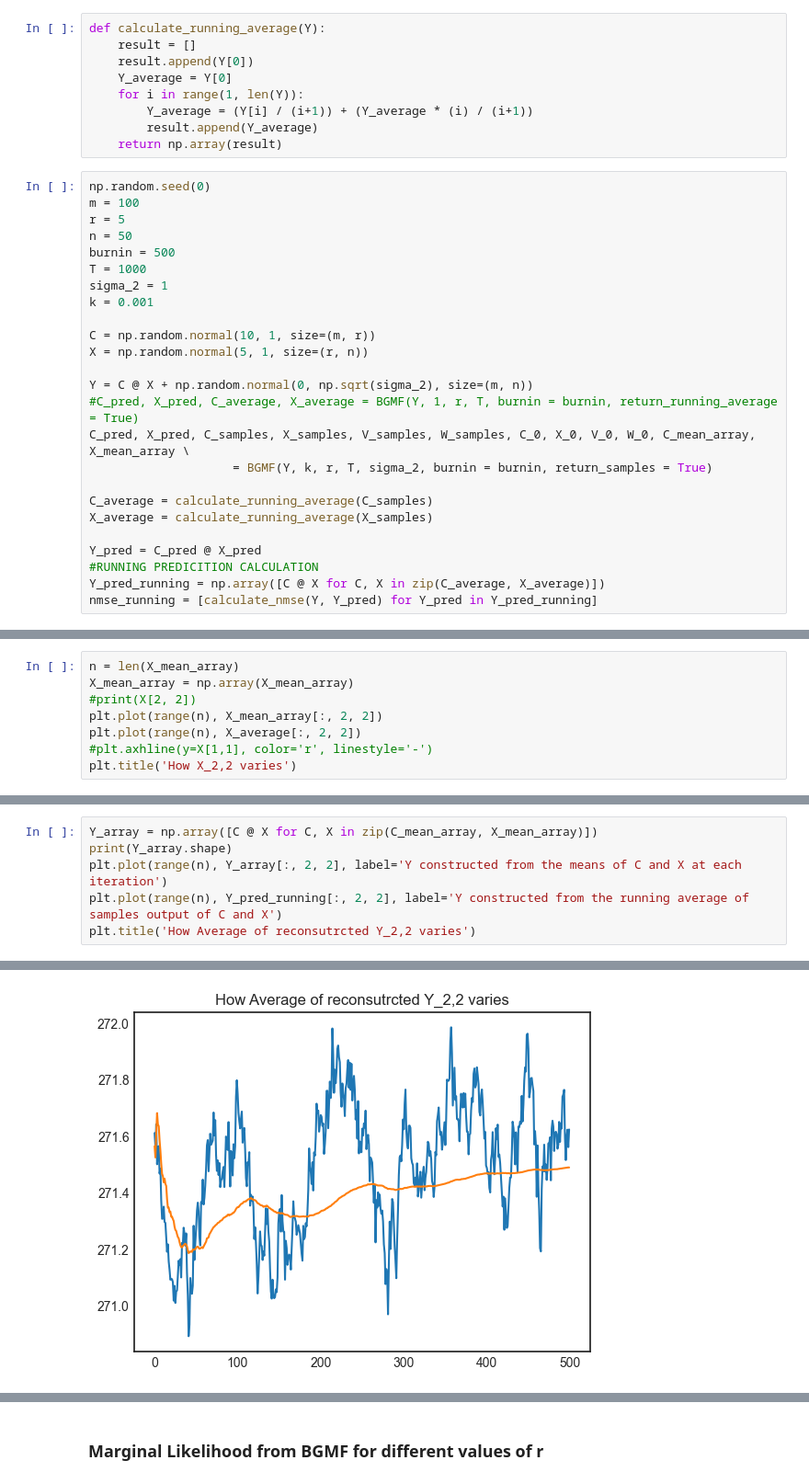
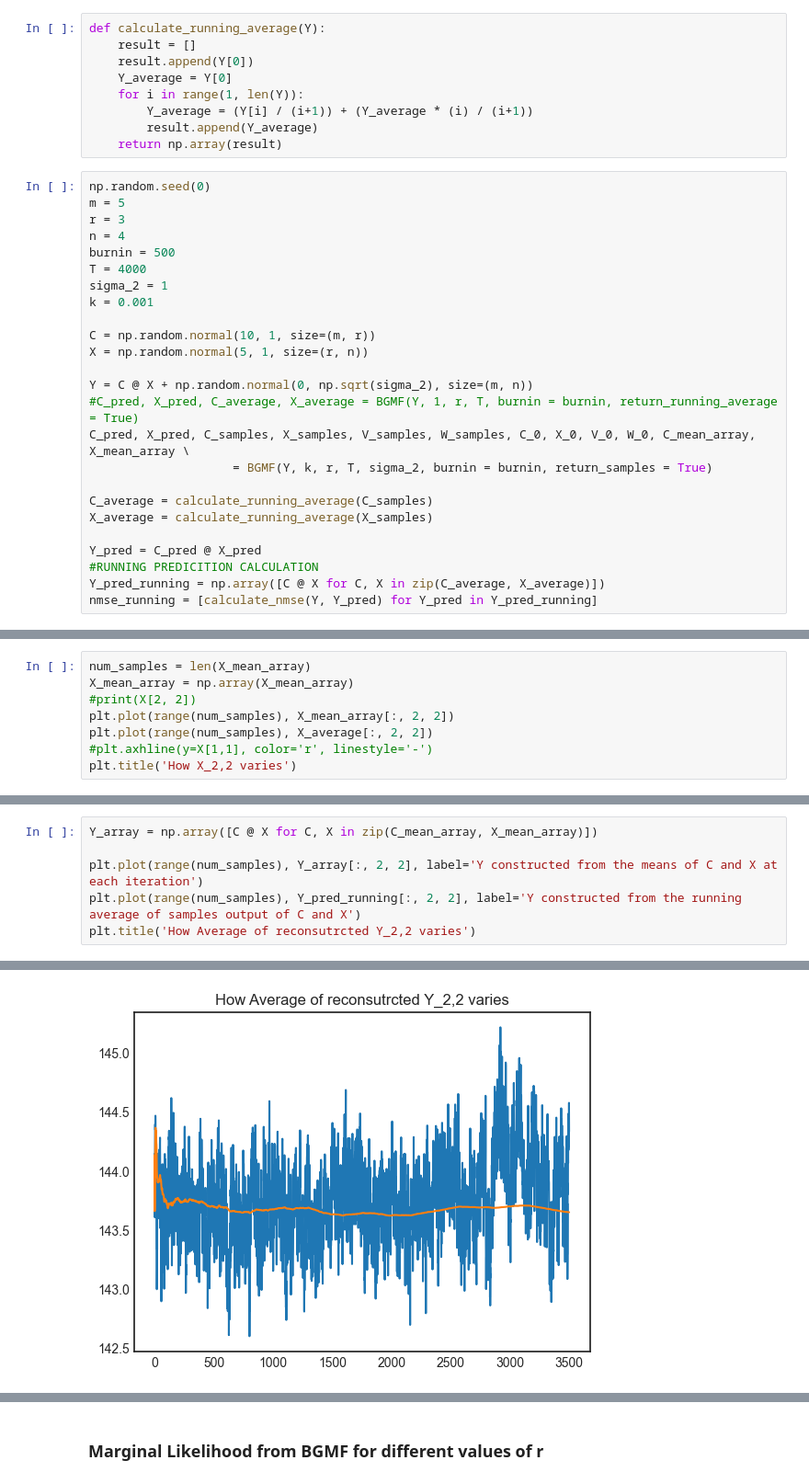
Before and after one commit to T0NY1302/Bayesian-Matrix-Factorisation, a Jupyter notebook: Bayesian_Matrix_Variate_Gaussian_Matrix_Factorisation.ipynb, the cells around one changed output, grey strips where cells are left out. Shown: that part at 92% size. Cells and saved outputs as stored; diff of their text form.

```diff
--- a/Bayesian_Matrix_Variate_Gaussian_Matrix_Factorisation.ipynb
+++ b/Bayesian_Matrix_Variate_Gaussian_Matrix_Factorisation.ipynb
@@ -137,11 +130,11 @@ def calculate_running_average(Y):
     return np.array(result)
 # %%
 np.random.seed(0)
-m = 100
-r = 5
-n = 50
+m = 5
+r = 3
+n = 4
 burnin = 500
-T = 1000
+T = 4000
 sigma_2 = 1
 k = 0.001
 
@@ -182,9 +175,9 @@ Text(0.5, 1.0, 'How C_2,2 varies')
 # %%
-n = len(X_mean_array)
+num_samples = len(X_mean_array)
 X_mean_array = np.array(X_mean_array)
 #print(X[2, 2])
-plt.plot(range(n), X_mean_array[:, 2, 2])
-plt.plot(range(n), X_average[:, 2, 2])
+plt.plot(range(num_samples), X_mean_array[:, 2, 2])
+plt.plot(range(num_samples), X_average[:, 2, 2])
 #plt.axhline(y=X[1,1], color='r', linestyle='-')
 plt.title('How X_2,2 varies')
 # %% [output]
@@ -193,7 +186,7 @@ Text(0.5, 1.0, 'How X_2,2 varies')
 # %%
 Y_array = np.array([C @ X for C, X in zip(C_mean_array, X_mean_array)])
-print(Y_array.shape)
-plt.plot(range(n), Y_array[:, 2, 2], label='Y constructed from the means of C and X at each iteration')
-plt.plot(range(n), Y_pred_running[:, 2, 2], label='Y constructed from the running average of samples output of C and X')
+
+plt.plot(range(num_samples), Y_array[:, 2, 2], label='Y constructed from the means of C and X at each iteration')
+plt.plot(range(num_samples), Y_pred_running[:, 2, 2], label='Y constructed from the running average of samples output of C and X')
 plt.title('How Average of reconsutrcted Y_2,2 varies')
 # %% [output]
@@ -202 +194 @@ Text(0.5, 1.0, 'How Average of reconsutrcted Y_2,2 varies')
-[figure, old version]
+[figure, new version]
```
Also changed, not shown: parts of 11 cells of this notebook.
